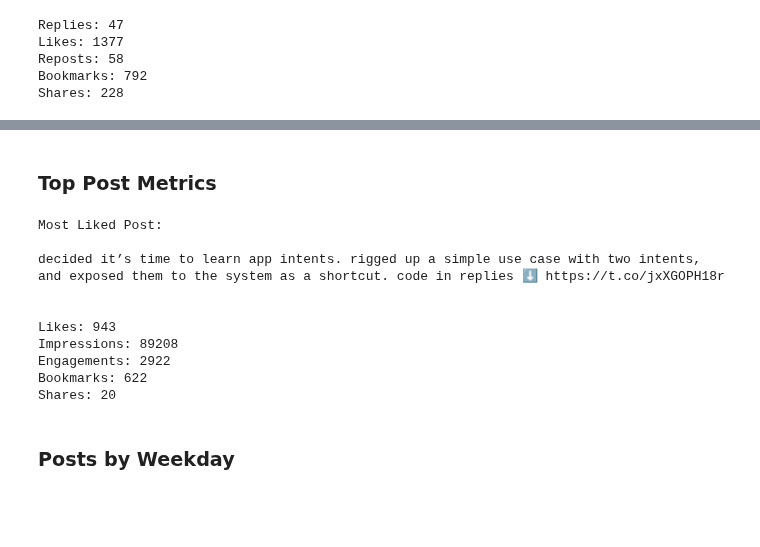
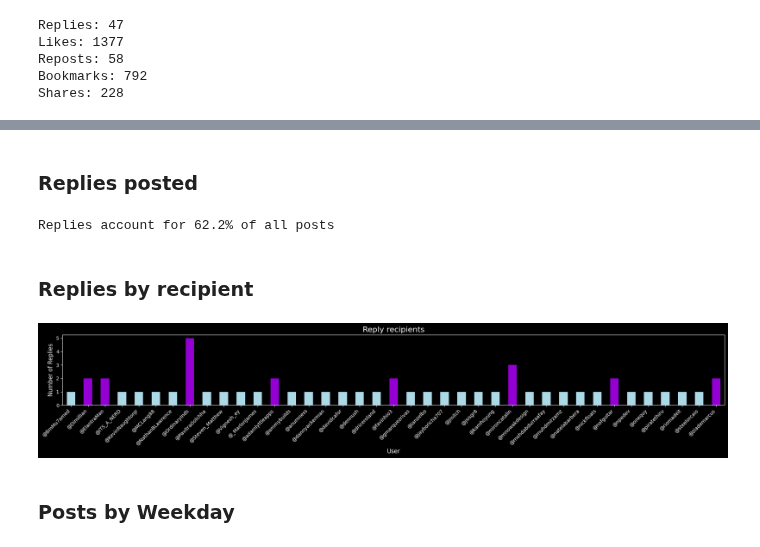
Before and after one commit to bodhichristian/python-basics, a Jupyter notebook: x_data/x_data.ipynb, the cells around one changed output, grey strips where cells are left out. Saved outputs shown, nothing was run; the diff lists cells and outputs as text; code cells hidden in the pictures; blank space fills up the shorter version.

```diff
--- a/x_data/x_data.ipynb
+++ b/x_data/x_data.ipynb
@@ -230,34 +240,36 @@ print(f'{total_posts} posts over the last 90 days, averaging ~{monthly_average}
-# %% [markdown]
-### Top Post Metrics
-# %%
-top_post = posts[posts['Likes'] == posts['Likes'].max()]
-most_liked_post_text = top_post['Post text'].iloc[0]
-print(f'Most Liked Post:\n\n{most_liked_post_text}\n\n')
-
-top_post_text = top_post['Post text'].iloc[0]
-
-likes = top_post['Likes'].iloc[0]
-impressions =  top_post['Impressions'].iloc[0]
-engagements =  top_post['Engagements'].iloc[0]
-bookmarks =  top_post['Bookmarks'].iloc[0]
-shares =  top_post['Share'].iloc[0]
-
-print(f'Likes: {likes}')
-print(f'Impressions: {impressions}')
-print(f'Engagements: {engagements}')
-print(f'Bookmarks: {bookmarks}')
-print(f'Shares: {shares}')
-# %% [output]
-Most Liked Post:
-
-decided it’s time to learn app intents. rigged up a simple use case with two intents, and exposed them to the system as a shortcut. code in replies ⬇️ https://t.co/jxXGOPH18r
-
-
-Likes: 943
-Impressions: 89208
-Engagements: 2922
-Bookmarks: 622
-Shares: 20
+# %% [markdown]
+### Replies posted
+# %%
+replies = x_data['post_text'].str.startswith('@').sum()
+total_posts = len(posts)
+reply_rate = round((replies / total_posts * 100), 2)
+print(f'Replies account for {reply_rate}% of all posts')
+# %% [output]
+Replies account for 62.2% of all posts
+# %% [markdown]
+### Replies by recipient
+# %%
+replies_df = posts[posts['Post text'].str.startswith('@')]
+grouped_replies = replies_df.groupby(posts['Post text'].str.split().str[0]).size()
+most_replied = grouped_replies.idxmax()
+
+plt.figure(figsize=(20, 4))
+
+threshold = 2
+colors = ['darkviolet' if count >= threshold else 'lightblue' for count in grouped_replies]
+
+grouped_replies.plot(kind='bar', color=colors)
+
+plt.xlabel('User')
+plt.ylabel('Number of Replies')
+plt.title('Reply recipients')
+
+plt.xticks(rotation=45, ha='right')
+plt.tight_layout()
+plt.grid(False)
+plt.show()
+# %% [output]
+[figure, new version]
 # %% [markdown]
 ### Posts by Weekday
 # %%
```
Also changed, not shown: parts of 30 cells of this notebook.
